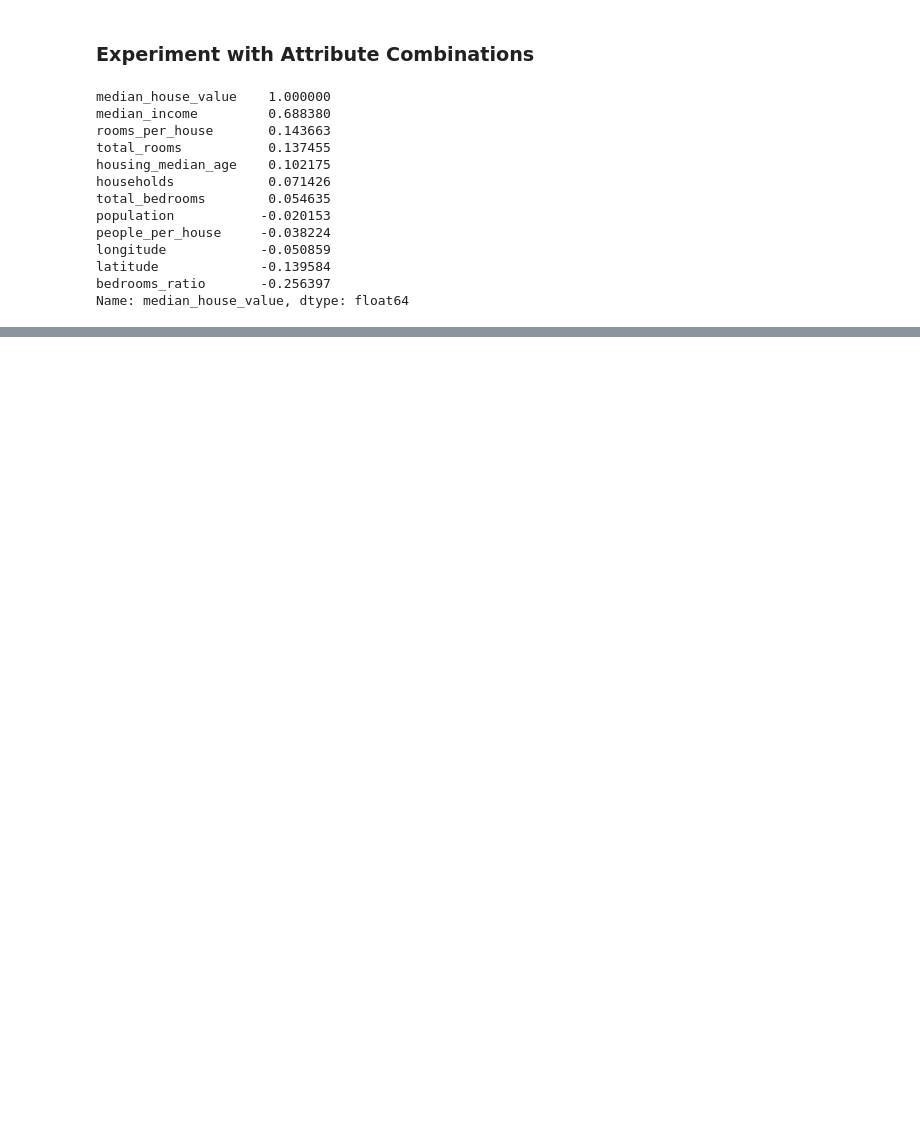
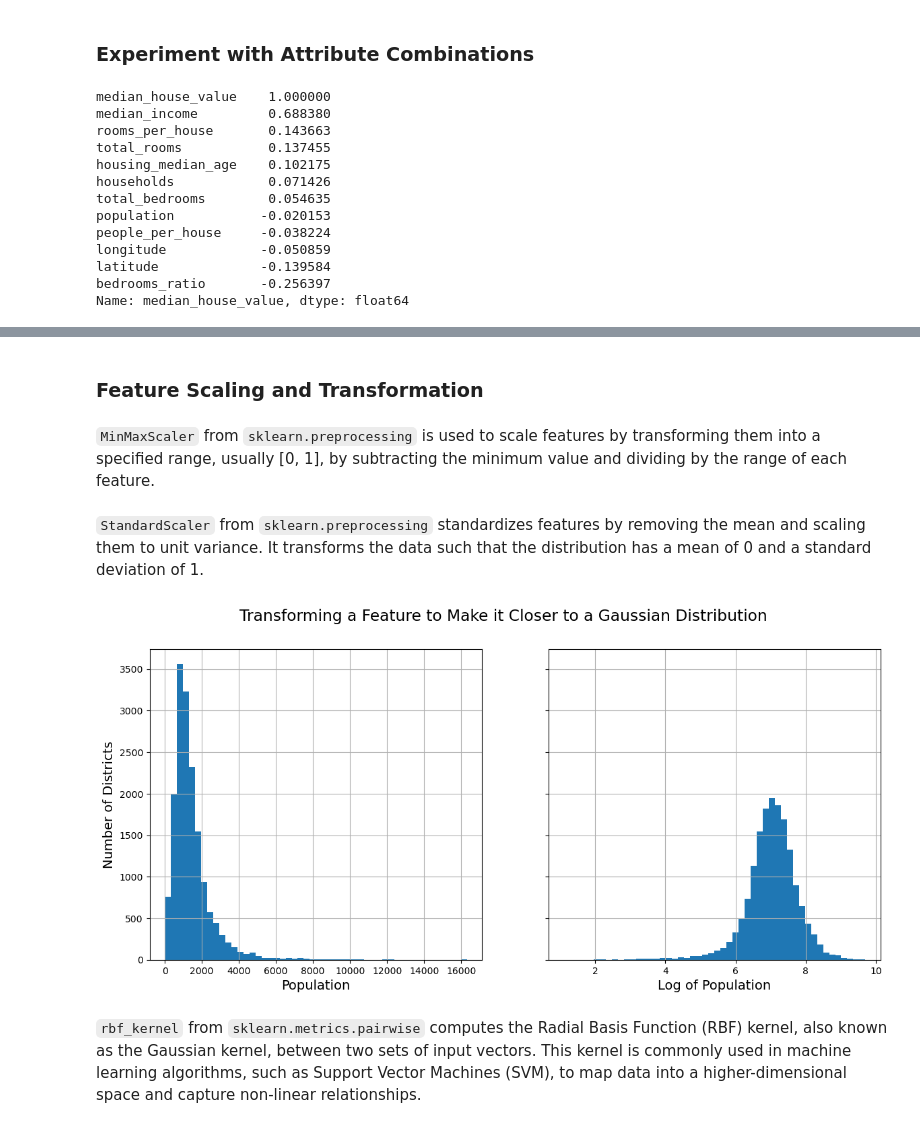
Before and after one commit to Ivan-Grigorev/Hands_On_ML_3, a Jupyter notebook: chapter_02.ipynb, the cells around one changed output, grey strips where cells are left out. Drawn from its saved outputs; the diff is of its cells as text; code cells hidden in the pictures; blank space fills up the shorter version.

Commit message:
Completed the "Feature Scaling and Transformation" part from "Prepare the Data for Machine Learning Algorithms" section

```diff
--- a/chapter_02.ipynb
+++ b/chapter_02.ipynb
@@ -355,0 +366,3 @@ Name: median_house_value, dtype: float64
+# %%
+housing = strat_train_set.drop('median_house_value', axis=1)
+housing_labels = strat_train_set['median_house_value'].copy()
@@ -355,0 +675,4 @@ Name: median_house_value, dtype: float64
+# %% [markdown]
+<h3>Feature Scaling and Transformation</h3>
+# %% [markdown]
+`MinMaxScaler` from `sklearn.preprocessing` is used to scale features by transforming them into a specified range, usually [0, 1], by subtracting the minimum value and dividing by the range of each feature.
@@ -355,0 +684,2 @@ Name: median_house_value, dtype: float64
+# %% [markdown]
+`StandardScaler` from `sklearn.preprocessing` standardizes features by removing the mean and scaling them to unit variance. It transforms the data such that the distribution has a mean of 0 and a standard deviation of 1.
@@ -355,0 +691,17 @@ Name: median_house_value, dtype: float64
+# %%
+fig, axs = plt.subplots(1, 2, figsize=(14, 6), sharey=True)
+
+housing['population'].hist(ax=axs[0], bins=50)
+housing['population'].apply(np.log).hist(ax=axs[1], bins=50)
+
+axs[0].set_xlabel('Population')
+axs[0].set_ylabel('Number of Districts')
+axs[1].set_xlabel('Log of Population')
+
+plt.suptitle('Transforming a Feature to Make it Closer to a Gaussian Distribution', ha='center')
+plt.grid(True)
+plt.show()
+# %% [output]
+[figure, added]
+# %% [markdown]
+`rbf_kernel` from `sklearn.metrics.pairwise` computes the Radial Basis Function (RBF) kernel, also known as the Gaussian kernel, between two sets of input vectors. This kernel is commonly used in machine learning algorithms, such as Support Vector Machines (SVM), to map data into a higher-dimensional space and capture non-linear relationships.
```
Also changed, not shown: parts of 64 cells of this notebook.
